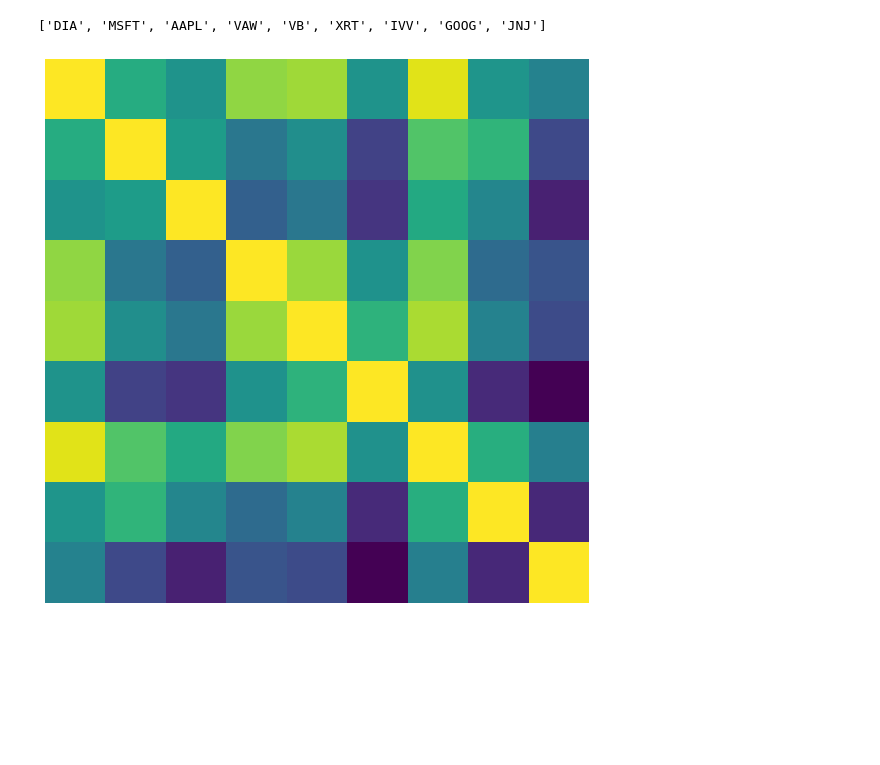
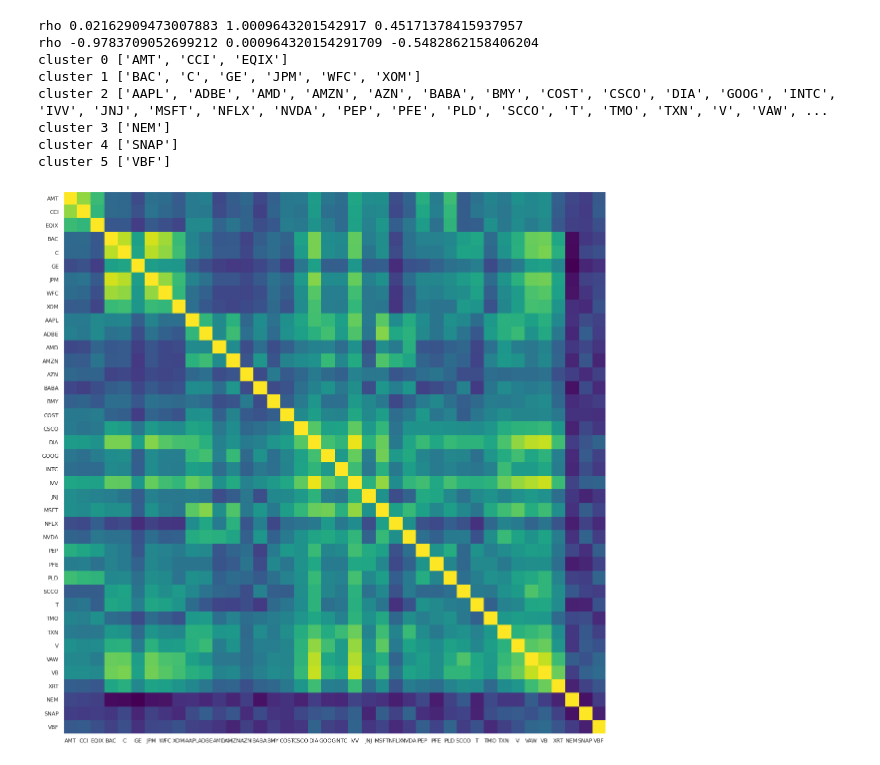
Before and after one commit to jmf1sh/jmf1sh.github.io, a Jupyter notebook: notebooks/2021-04-08-portfolio.ipynb, the cells around one changed output. Drawn from its saved outputs; the diff is of its cells as text; code cells hidden in the pictures; blank space fills up the shorter version.

```diff
--- a/notebooks/2021-04-08-portfolio.ipynb
+++ b/notebooks/2021-04-08-portfolio.ipynb
@@ -102,0 +93,3 @@ def sample(symbols, df, nsample):
+# %%
+for symbol in symbols:
+    print(symbol, df[f"{symbol}_Return"].mean())
@@ -103,17 +114,52 @@ def sample(symbols, df, nsample):
 # %%
 # https://plotly.com/python/v3/ipython-notebooks/markowitz-portfolio-optimization/
-# %%
-data = np.asmatrix(df[[f"{symbol}_Return" for symbol in symbols]].T)
-data = data / np.std(data, axis=1)
-rho = np.cov(data)
-print(symbols)
-plt.figure(figsize=(10,10))
-plt.imshow(rho, cmap="viridis")
-plt.axis("off")
-plt.show()
-# %% [output]
-['DIA', 'MSFT', 'AAPL', 'VAW', 'VB', 'XRT', 'IVV', 'GOOG', 'JNJ']
-[figure, removed]
+# %%
+from sklearn.cluster import AffinityPropagation, SpectralClustering
+
+data = np.asmatrix(df[[f"{symbol}_Return" for symbol in symbols]].T)
+data = data / np.std(data, axis=1)
+rho = np.cov(data)
+
+distance = 1 - rho
+affinity = -distance
+ap = AffinityPropagation(affinity="precomputed", random_state=None)
+#sc = SpectralClustering(affinity="precomputed", random_state=None)
+print("rho", rho.min(), rho.max(), rho.mean())
+print("rho", affinity.min(), affinity.max(), affinity.mean())
+result = ap.fit_predict(affinity)
+#print("clusters", result)
+
+clusters = list(set(result))
+new_symbols = []
+
+for cluster in clusters:
+    for i, cluster_id in enumerate(result):
+        if cluster_id == cluster:
+            new_symbols.append(symbols[i])
+    print("cluster", cluster, [symbol for idx, symbol in enumerate(symbols) if result[idx] == cluster])
+
+data = np.asmatrix(df[[f"{symbol}_Return" for symbol in new_symbols]].T)
+data = data / np.std(data, axis=1)
+rho = np.cov(data)
+
+plt.figure(figsize=(20,20))
+plt.imshow(rho, cmap="viridis")
+#plt.axis("off")
+ax = plt.gca()
+ax.grid(False)
+plt.xticks(ticks=range(len(symbols)), labels=new_symbols)
+plt.yticks(ticks=range(len(symbols)), labels=new_symbols)
+plt.show()
+# %% [output]
+rho 0.02162909473007883 1.0009643201542917 0.45171378415937957
+rho -0.9783709052699212 0.000964320154291709 -0.5482862158406204
+cluster 0 ['AMT', 'CCI', 'EQIX']
+cluster 1 ['BAC', 'C', 'GE', 'JPM', 'WFC', 'XOM']
+cluster 2 ['AAPL', 'ADBE', 'AMD', 'AMZN', 'AZN', 'BABA', 'BMY', 'COST', 'CSCO', 'DIA', 'GOOG', 'INTC', 'IVV', 'JNJ', 'MSFT', 'NFLX', 'NVDA', 'PEP', 'PFE', 'PLD', 'SCCO', 'T', 'TMO', 'TXN', 'V', 'VAW', ...
+cluster 3 ['NEM']
+cluster 4 ['SNAP']
+cluster 5 ['VBF']
+[figure, added]
 # %%
 import cvxopt as opt
 from cvxopt import blas, solvers
```
Also changed, not shown: parts of 16 cells of this notebook.
